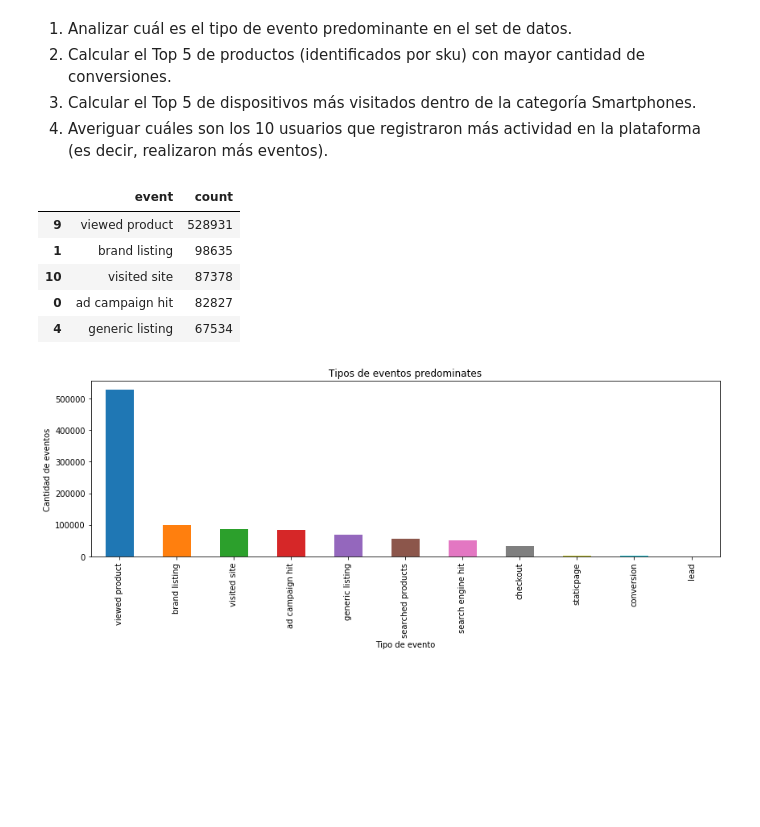
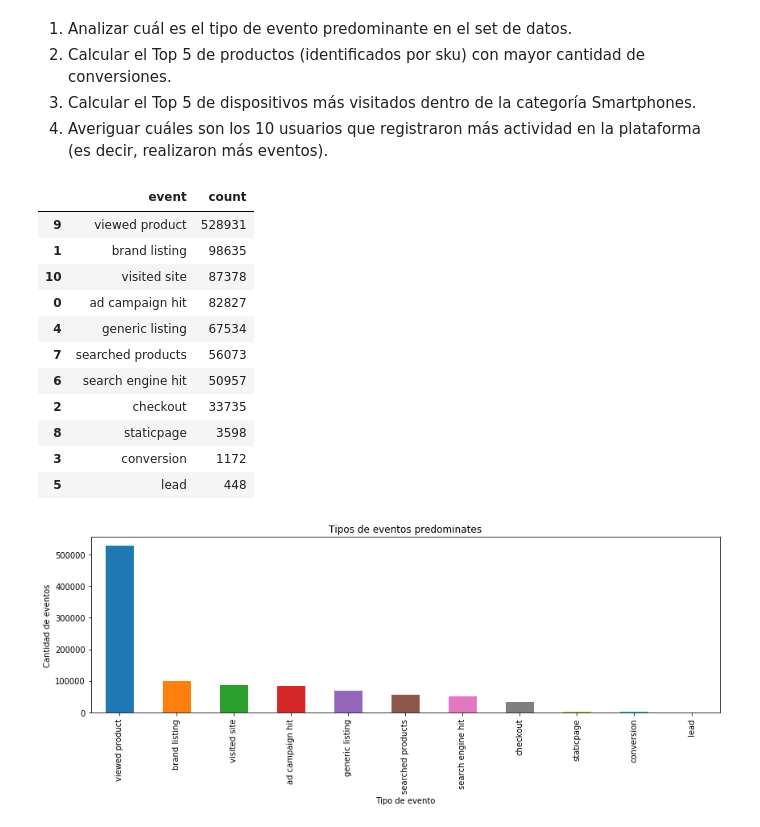
Before and after one commit to Memphis14F/datosTp1, a Jupyter notebook: WebAnalyticsEvents.ipynb, the cells around one changed output. Saved outputs shown, nothing was run; the diff lists cells and outputs as text; code cells hidden in the pictures; blank space fills up the shorter version.

Commit message:
analisis de eventos de productos

```diff
--- a/WebAnalyticsEvents.ipynb
+++ b/WebAnalyticsEvents.ipynb
@@ -39,0 +42,14 @@ Index(['timestamp', 'event', 'person', 'url', 'sku', 'model', 'condition',
+# %%
+#Eliminamos la columna "url" ya que no proporciona ningun tipo de informacion siendo el valor top "/"
+#Tambien la columna "skus" ya que nos vamos a enfocar en la columna "sku" del id del producto
+#y la columna "city" ya que el valor top es "Unknown" y alcanza con analizar region y country
+#Ademas, eliminamos las columnas "campaign_source", "search_engine" y "channel" ya que son datos de campañas
+#y viendo que el top de busqueda es Google, es un dato previsible
+events.drop(['url','skus','city', 'campaign_source','search_engine','channel'], inplace=True, axis=1)
+# %%
+#Cambiamos el tipo de dato de fecha de timestamp a datetime para un mejor analisis y renombramos a "fecha"
+events[['timestamp']] = events[['timestamp']].apply(pd.to_datetime)
+events.rename({
+    'timestamp' : 'fecha',
+}, axis=1, inplace=True)
+events.head()
@@ -43,22 +66,28 @@ Index(['timestamp', 'event', 'person', 'url', 'sku', 'model', 'condition',
 3. Calcular el Top 5 de dispositivos más visitados dentro de la categoría Smartphones.
 4. Averiguar cuáles son los 10 usuarios que registraron más actividad en la plataforma (es decir, realizaron más eventos).
 # %%
-#1 eventos predominantes
+#1 eventos predominantes (total 11)
 pred_event = events.loc[:, ['event']]
 pred_event= pred_event.groupby('event').size()
 pred_event = pred_event.reset_index()
 pred_event.rename({
     0:'count'
 }, axis=1, inplace=True)
 pred_event.sort_values(by='count', ascending=False, inplace=True)
-pred_event.head()
+pred_event.head(11)
 # %% [output]
 |  | event | count |
 | 9 | viewed product | 528931 |
 | 1 | brand listing | 98635 |
 | 10 | visited site | 87378 |
 | 0 | ad campaign hit | 82827 |
 | 4 | generic listing | 67534 |
+| 7 | searched products | 56073 |
+| 6 | search engine hit | 50957 |
+| 2 | checkout | 33735 |
+| 8 | staticpage | 3598 |
+| 3 | conversion | 1172 |
+| 5 | lead | 448 |
 # %%
 plot_event = pred_event.plot(x='event', y='count', title = "Tipos de eventos predominates",kind='bar',figsize=(14,4))
 plot_event.set_ylabel('Cantidad de eventos')
```
Also changed, not shown: parts of 15 cells of this notebook.
